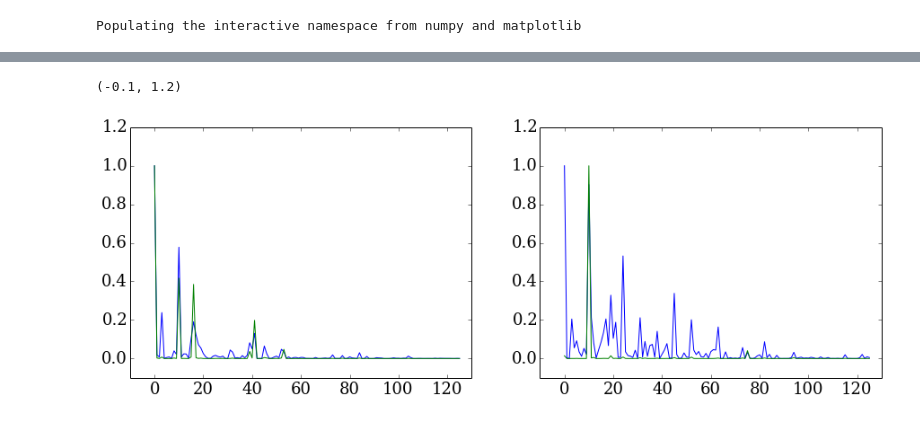
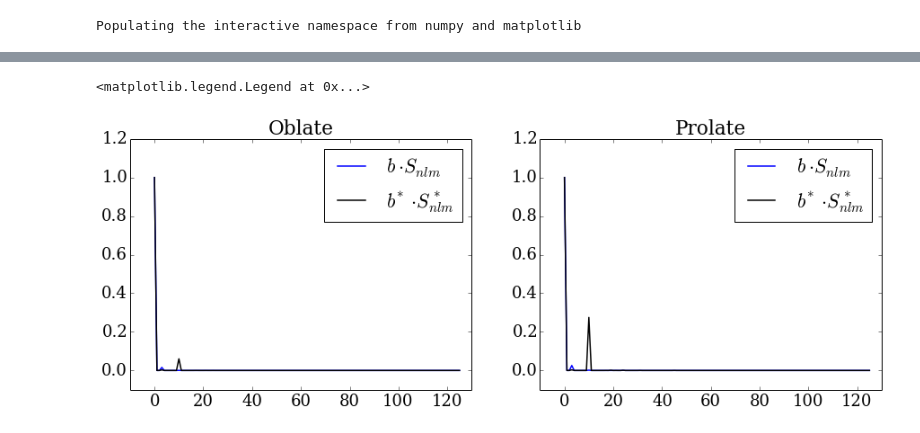
Before and after one commit to jngaravitoc/BFE-c, a Jupyter notebook: PCA/PCA_triaxial_halos.ipynb, the cells around one changed output, grey strips where cells are left out. Saved outputs shown, nothing was run; the diff lists cells and outputs as text; code cells hidden in the pictures.

```diff
--- a/PCA/PCA_triaxial_halos.ipynb
+++ b/PCA/PCA_triaxial_halos.ipynb
@@ -60,3 +76,3 @@ cov_mat_pr = np.loadtxt('cov_mat_prolate_5x5.txt', skiprows=1)
 # %%
-cov_matrix_ob = read_cov_mat(cov_mat_ob, 5, 5)
-cov_matrix_pr = read_cov_mat(cov_mat_pr, 5, 5)
+cov_matrix_ob_S = read_cov_mat(cov_mat_ob_S, 5, 5)
+cov_matrix_pr_S = read_cov_mat(cov_mat_pr_S, 5, 5)
@@ -65,0 +94,3 @@ var_pr = variance(cov_matrix_pr)
+# %%
+var_ob_S = variance(cov_matrix_ob_S)
+var_pr_S = variance(cov_matrix_pr_S)
@@ -66,6 +106,6 @@ var_pr = variance(cov_matrix_pr)
 # %%
-b_ob = b(Soblate_c, var_ob)
-b_pr = b(Sprolate_c, var_pr)
+b_ob = b(Soblate_c, var_ob_S)
+b_pr = b(Sprolate_c, var_pr_S)
 # %%
 figure(figsize=(15, 5))
 
@@ -101,3 +153,3 @@ var_S_ob_PCA = var_PCA(cov_matrix_ob, T_ob.real)
 # %%
-b_ob_PCA = b(S_oblate_PCA, cov_mat_ob)
-b_pr_PCA = b(S_prolate_PCA, cov_mat_pr)
+b_ob_PCA = b(S_oblate_PCA, var_S_ob_PCA)
+b_pr_PCA = b(S_prolate_PCA, var_S_pr_PCA)
@@ -104,17 +162,21 @@ b_pr_PCA = b(S_prolate_PCA, cov_mat_pr)
 # %%
 figure(figsize=(15,5))
 
 subplot(1, 2, 1)
-plot(np.abs(S_oblate_PCA)/np.max(np.abs(S_oblate_PCA)))
-plot(np.abs(b_ob_PCA*S_oblate_PCA)/np.max(np.abs(b_ob_PCA*S_oblate_PCA)))
+title('Oblate')
+plot(np.abs(b_ob*Soblate_c)/np.max(np.abs(b_ob*Soblate_c)), lw=1.5, c='b', label='$b\cdot S_{nlm}$')
+plot(np.abs(b_ob_PCA*S_oblate_PCA)/np.max(np.abs(b_ob_PCA*S_oblate_PCA)), c='k', lw=1.5, label='$b^{*}\cdot S^*_{nlm}$')
 xlim(-10, 130)
 ylim(-0.1, 1.2)
+legend()
 
 subplot(1, 2, 2)
-plot(np.abs(S_prolate_PCA)/np.max(np.abs(S_prolate_PCA)))
-plot(np.abs(b_pr_PCA*S_prolate_PCA)/np.max(np.abs(b_pr_PCA*S_prolate_PCA)))
+title('Prolate')
+plot(np.abs(b_pr*Sprolate_c)/np.max(np.abs(b_pr*Sprolate_c)), lw=1.5, label='$b\cdot S_{nlm}$')
+plot(np.abs(b_pr_PCA*S_prolate_PCA)/np.max(np.abs(b_pr_PCA*S_prolate_PCA)), c='k', lw=1.5, label='$b^*\cdot S^*_{nlm}$')
 xlim(-10, 130)
 ylim(-0.1, 1.2)
+legend()
 # %% [output]
-(-0.1, 1.2)
+<matplotlib.legend.Legend at 0x...>
-[figure, old version]
+[figure, new version]
```
Also changed, not shown: parts of 12 cells of this notebook.
